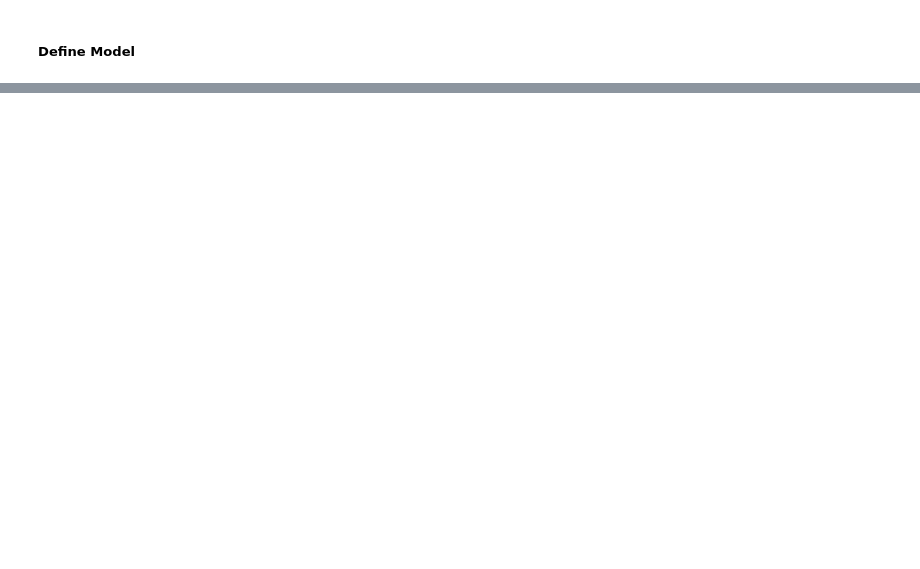
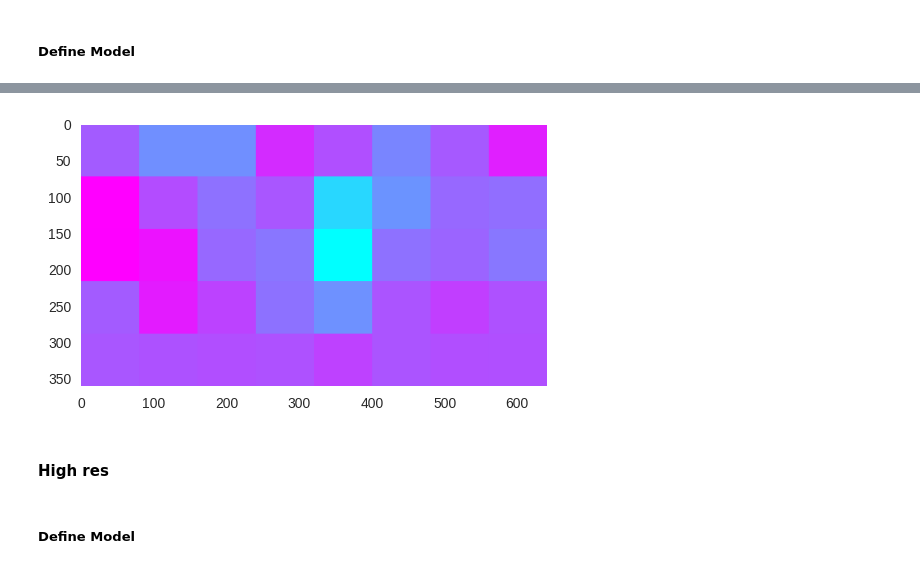
Before and after one commit to osheari1/fast_ai, a Jupyter notebook: lessons/lesson7.ipynb, the cells around one changed output, grey strips where cells are left out. Cells and saved outputs as stored; diff of their text form; code cells hidden in the pictures; blank space fills up the shorter version.

```diff
--- a/lessons/lesson7.ipynb
+++ b/lessons/lesson7.ipynb
@@ -806,0 +841,7 @@ model_fcn.compile(Adam(lr=1e-2), loss='categorical_crossentropy', metrics=['accu
+# %%
+callbacks = [ModelCheckpoint(
+        path_checkpoint+'weights_fcn.{epoch:02d}-{val_loss:.3f}-{val_acc:.3f}.h5',
+        save_best_only=True, monitor='val_loss')]
+model_fcn.fit(data_conv_train, labels_train,
+              batch_size=batch_size, nb_epoch=8, callbacks=callbacks,
+              validation_data=(data_conv_valid, labels_valid))
@@ -806,0 +863,2 @@ model_fcn.compile(Adam(lr=1e-2), loss='categorical_crossentropy', metrics=['accu
+# %%
+model_fcn.load_weights(glob(path_checkpoint+'weights_fcn.*')[0])
@@ -806,0 +867,4 @@ model_fcn.compile(Adam(lr=1e-2), loss='categorical_crossentropy', metrics=['accu
+# %%
+def get_cm(inp, label):
+    conv = func_conv([inp, 0])[0][0, label]
+    return imresize(conv, (360, 640), interp='nearest')
@@ -806,0 +884,8 @@ model_fcn.compile(Adam(lr=1e-2), loss='categorical_crossentropy', metrics=['accu
+# %%
+utils.plot_img(get_cm(inp, np.argmax(model_fcn.predict(inp)[0])), cmap='cool')
+# %% [output]
+[figure, added]
+# %% [markdown]
+#### High res
+# %% [markdown]
+##### Define Model
```
Also changed, not shown: parts of 37 cells of this notebook, 1 other file.
